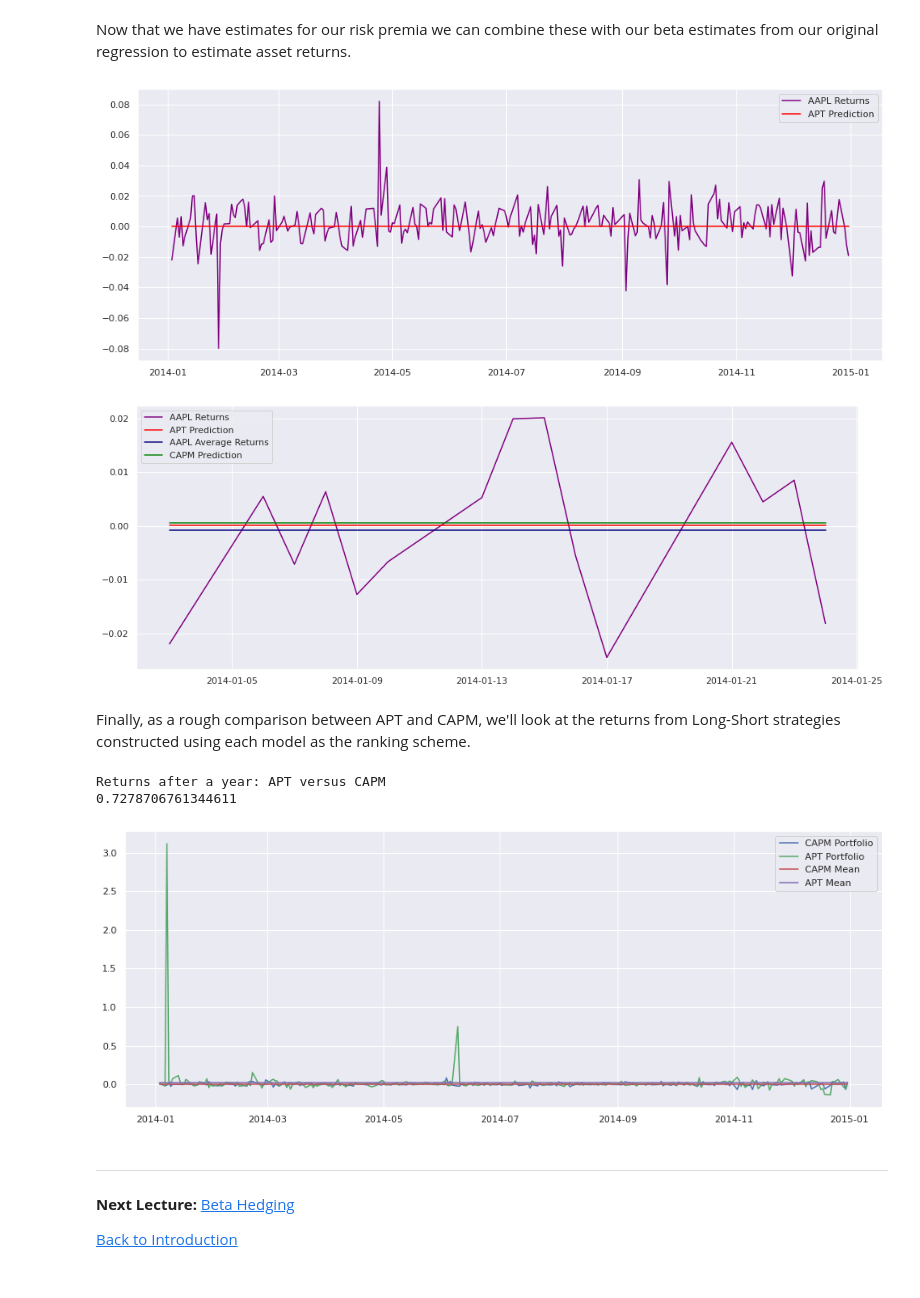
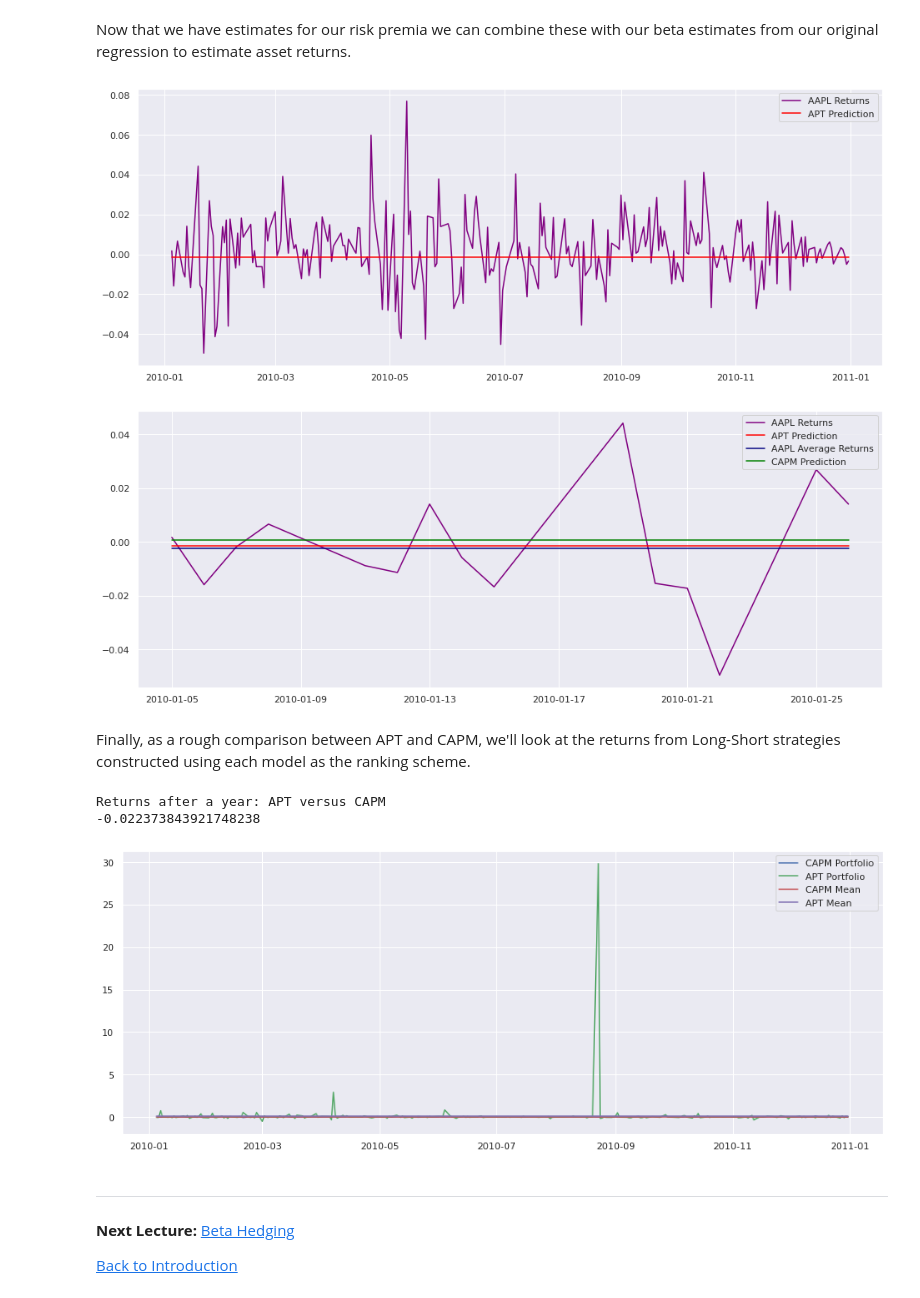
Before and after one commit to quantrocket-codeload/quant-finance-lectures, a Jupyter notebook: quant_finance_lectures/Lecture30-CAPM-and-Arbitrage-Pricing-Theory.ipynb, the cells around one changed output. Cells and saved outputs as stored; diff of their text form; code cells hidden in the pictures.

```diff
--- a/quant_finance_lectures/Lecture30-CAPM-and-Arbitrage-Pricing-Theory.ipynb
+++ b/quant_finance_lectures/Lecture30-CAPM-and-Arbitrage-Pricing-Theory.ipynb
@@ -220,9 +216,11 @@ from IPython.display import clear_output
 all_portfolios = []
 for x in range(n_portfolios):
     clear_output(wait=True)
-    print(f'creating random portfolio {x+1} of {n_portfolios}')
+    if (x+1) % 10 == 0:
+        print(f'creating random portfolio {x+1} of {n_portfolios}')
     all_portfolios.append(random_portfolio(return_vec))
 
+clear_output()
 means, stds = np.column_stack(all_portfolios)
 
 returns, risks = optimal_portfolios(return_vec)
@@ -346,7 +341,7 @@ plt.annotate('Market', xy=(1, np.mean(M)), xytext=(0.9, np.mean(M)+0.00004))
 non_cyclical = get_securities(symbols=['PG', 'DUK', 'PFE'], vendors='usstock')
 
 non_cyclical_returns = get_prices(
-    'usstock-1d-bundle',
+    'usstock-learn-1d',
     data_frequency='daily',
     sids=non_cyclical.index.tolist(),
     fields='Close',
@@ -361,7 +356,7 @@ non_cyclical_betas = [
     regression.linear_model.OLS(
         non_cyclical_returns[asset],
         sm.add_constant(M)
-    ).fit().params[1]
+    ).fit().params.iloc[1]
      for asset in non_cyclical.Symbol
 ]
 
@@ -377,7 +372,7 @@ for asset, beta in zip(non_cyclical.Symbol, non_cyclical_betas):
 cyclical = get_securities(symbols=['RIO', 'SPG', 'ING'], vendors='usstock')
 
 cyclical_returns = get_prices(
-    'usstock-1d-bundle',
+    'usstock-learn-1d',
     data_frequency='daily',
     sids=cyclical.index.tolist(),
     fields='Close',
@@ -391,7 +386,7 @@ cyclical_betas = [
     regression.linear_model.OLS(
         cyclical_returns[asset],
         sm.add_constant(M)
-    ).fit().params[1]
+    ).fit().params.iloc[1]
      for asset in cyclical.Symbol
 ]
 
@@ -476,6 +471,8 @@ import itertools
 Now we use pipeline to get all of our data.
 # %%
 def make_pipeline():
+
+    sectors = master.SecuritiesMaster.sharadar_Sector.latest
 
     pipe = Pipeline()
 
@@ -522,9 +519,6 @@ def make_pipeline():
     # We also get daily returns
     returns = Returns(window_length=2)
 
-    # and sector types
-    sectors = master.SecuritiesMaster.usstock_Sector.latest
-
     # and avg dollar volume
     dollar_volumes = AverageDollarVolume(window_length=30)
 
@@ -532,7 +526,8 @@ def make_pipeline():
 
     # We will focus on technology stocks in the top 1500 stocks by dollar volume
     pipe.set_screen(
-        (dollar_volumes.top(1500) & sectors.eq('Technology')) &
+        sectors.eq('Technology')
+        & dollar_volumes.top(1500) &
         most_profit_margin | least_profit_margin |
         most_RD | least_RD |
         most_cash | least_cash
@@ -541,7 +536,7 @@ def make_pipeline():
     return pipe
 
 pipe = make_pipeline()
-results = run_pipeline(pipe, start_date=start_date, end_date=end_date, bundle='usstock-1d-bundle')
+results = run_pipeline(pipe, start_date=start_date, end_date=end_date, bundle='sharadar-1d')
 
 results.head()
 # %% [output]
@@ -673,13 +669,12 @@ Now that we have estimates for our risk premia we can combine these with our bet
 # %%
 # this is our actual model!
 expected_return = risk_free_rate \
-    + betas['Profit Margin']*final_results.params[1] \
-    + betas['RD']*final_results.params[2] \
-    + betas['Operating Cash Flow']*final_results.params[3]
+    + betas['Profit Margin']*final_results.params.iloc[1] \
+    + betas['RD']*final_results.params.iloc[2] \
+    + betas['Operating Cash Flow']*final_results.params.iloc[3]
 
 year_of_returns = get_prices(
-    'usstock-1d-bundle',
-    data_frequency='daily',
+    'sharadar-1d',
     sids=[asset.real_sid for asset in expected_return.index],
     start_date=start_date,
     end_date=end_date,
@@ -692,38 +687,36 @@ plt.plot(year_of_returns[aapl.real_sid], color='purple')
 plt.plot(pd.DataFrame({'Expected Return': expected_return.loc[aapl]}, index=year_of_returns.index), color='red')
 plt.legend(['AAPL Returns', 'APT Prediction']);
 # %% [output]
-[figure, old version]
+[figure, new version]
 # %%
 # Compare AAPL prediction of CAPM vs. our APT model
 
 M_annual_return = get_prices(
-    'usstock-1d-bundle',
+    'sharadar-1d',
     data_frequency='daily',
     sids=SPY,
     start_date=start_date,
     end_date=end_date,
     fields='Close').loc['Close'].pct_change()[1:]
 
 # We'll take the market beta we calculated from the beginning of the lecture
 CAPM_AAPL_prediction = risk_free_rate + AAPL_beta*(M_annual_return.mean() - risk_free_rate)
 
 # Let's take a closer look
 year_of_returns = year_of_returns[:15]
 
 plt.plot(year_of_returns[aapl.real_sid], color='purple')
 plt.plot(pd.DataFrame({'Expected Return': expected_return.loc[aapl]}, index=year_of_returns.index), color='red')
 plt.plot(pd.DataFrame({'Expected Return': year_of_returns.mean()[aapl.real_sid]}, index=year_of_returns.index), color='navy')
 plt.plot(pd.DataFrame({'Expected Return': CAPM_AAPL_prediction.iloc[0]}, index=year_of_returns.index), color='green')
 plt.legend(['AAPL Returns', 'APT Prediction', 'AAPL Average Returns', 'CAPM Prediction']);
 # %% [output]
-[figure, old version]
+[figure, new version]
 # %% [markdown]
 Finally, as a rough comparison between APT and CAPM, we'll look at the returns from Long-Short strategies constructed using each model as the ranking scheme.
 # %%
-M_annual_return = M_annual_return.tz_localize('UTC')
-
 market_betas = [
-    regression.linear_model.OLS(x[1:], sm.add_constant(M_annual_return)).fit().params[1]
+    regression.linear_model.OLS(x[1:], sm.add_constant(M_annual_return)).fit().params.iloc[1]
      for x in X if (x[1:].size == M_annual_return.size)
 ]
 indices = [asset for x, asset in zip(X, assets) if (x[1:].size == M_annual_return.size)]
@@ -735,7 +728,7 @@ CAPM_predictions.sort_values(inplace=True, ascending=False)
 
 CAPM_portfolio = [CAPM_predictions.head(5).index, CAPM_predictions.tail(5).index]
 CAPM_long = get_prices(
-    'usstock-1d-bundle',
+    'sharadar-1d',
     data_frequency='daily',
     sids=[asset.real_sid for asset in CAPM_portfolio[0]],
     start_date=start_date,
@@ -743,7 +736,7 @@ CAPM_long = get_prices(
     fields='Close'
 ).loc['Close'].pct_change()[1:].mean(axis=1)
 CAPM_short = get_prices(
-    'usstock-1d-bundle',
+    'sharadar-1d',
     data_frequency='daily',
     sids=[asset.real_sid for asset in CAPM_portfolio[1]],
     start_date=start_date,
@@ -757,7 +750,7 @@ expected_return.sort_values(inplace=True, ascending=False)
 
 APT_portfolio = [expected_return.head(5).index, expected_return.tail(5).index]
 APT_long = get_prices(
-    'usstock-1d-bundle',
+    'sharadar-1d',
     data_frequency='daily',
     sids=[asset.real_sid for asset in APT_portfolio[0]],
     start_date=start_date,
@@ -765,7 +758,7 @@ APT_long = get_prices(
     fields='Close'
 ).loc['Close'].pct_change()[1:].mean(axis=1)
 APT_short = get_prices(
-    'usstock-1d-bundle',
+    'sharadar-1d',
     data_frequency='daily',
     sids=[asset.real_sid for asset in APT_portfolio[1]],
     start_date=start_date,
@@ -784,11 +777,11 @@ plt.legend(['CAPM Portfolio', 'APT Portfolio', 'CAPM Mean', 'APT Mean'])
 print("Returns after a year: APT versus CAPM")
 APT_returns = APT_returns.dropna()
 CAPM_returns = CAPM_returns.dropna()
-print(((APT_returns[-1]/APT_returns[0]) - 1) - ((CAPM_returns[-1]/CAPM_returns[0])-1))
+print(((APT_returns.iloc[-1]/APT_returns.iloc[0]) - 1) - ((CAPM_returns.iloc[-1]/CAPM_returns.iloc[0])-1))
 # %% [output]
 Returns after a year: APT versus CAPM
-0.7278706761344611
+-0.022373843921748238
-[figure, old version]
+[figure, new version]
 # %% [markdown]
 ---
 
```
Also changed, not shown: parts of 10 cells of this notebook, 49 other files.
